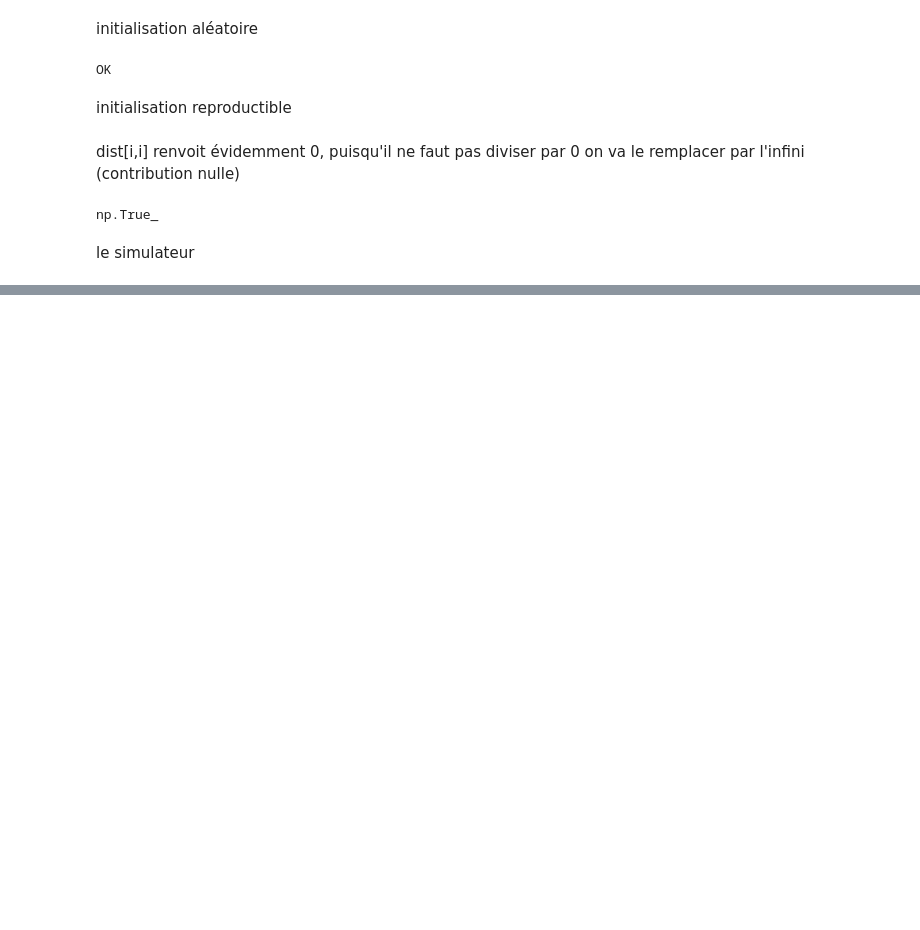
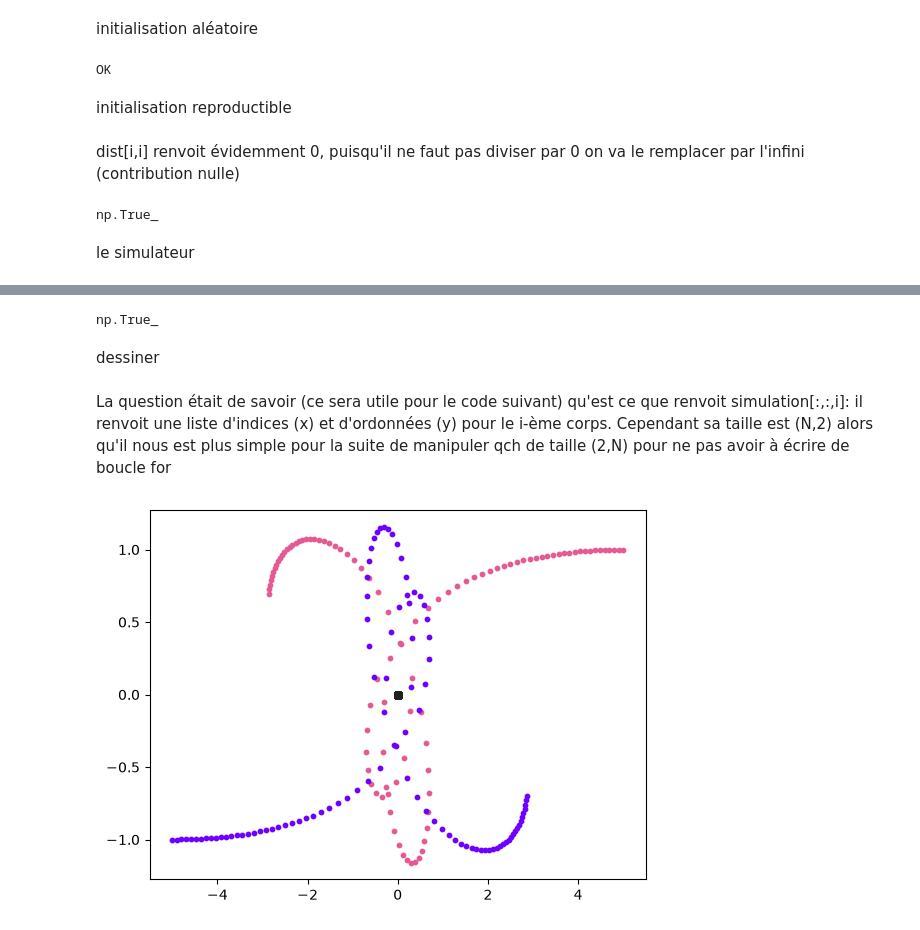
Before and after one commit to AymericLanery/TP-3nbodyproblem, a Jupyter notebook: tp3.ipynb, the cells around one changed output, grey strips where cells are left out. Drawn from its saved outputs; the diff is of its cells as text; code cells hidden in the pictures; blank space fills up the shorter version.

```diff
--- a/tp3.ipynb
+++ b/tp3.ipynb
@@ -89,7 +89,7 @@ def init_problem(N):
     high=np.array([[x_max],[y_max]])
     positions=np.random.uniform(low,high,(2,N))
     speeds=np.random.uniform(0,speed_max,(2,N))
-    return masses,positions, speeds, len(positions[0])
+    return masses,positions, speeds
 # %%
 # pour tester
 
@@ -175,8 +177,12 @@ def simulate(masses,positions,speeds,dt=0.1,nb_steps=100):
     dim=len(positions)
     N=len(positions[0])
     trajectoires=np.zeros((nb_steps,dim,N))
-    t=0
-    for i in range(nb_steps):
+    #On initialise
+    trajectoires[0]=positions
 
-
-        t+=dt
+    for i in range(1,nb_steps):
+        a=forces(masses,positions)/masses[None,:]
+        speeds=speeds+a*dt
+        positions=positions+speeds*dt
+        trajectoires[i]=positions
+    return trajectoires
@@ -182,0 +203,43 @@ def simulate(masses,positions,speeds,dt=0.1,nb_steps=100):
+# %%
+# pour tester: should be true
+
+# first step
+positions1 = s[1]
+
+np.all(np.isclose(positions1, np.array([
+     [ 0.        ,  4.89877427, -4.89877427],
+    [ 0.        ,  0.99975485, -0.99975485]
+ ])))
+# %% [output]
+np.True_
+# %% [markdown]
+dessiner
+# %% [markdown]
+La question était de savoir (ce sera utile pour le code suivant) qu'est ce que renvoit simulation[:,:,i]: il renvoit une liste d'indices (x) et d'ordonnées (y) pour le i-ème corps. Cependant sa taille est (N,2) alors qu'il nous est plus simple pour la suite de manipuler qch de taille (2,N) pour ne pas avoir à écrire de boucle for
+# %%
+import random as rd
+import matplotlib.pyplot as plt
+
+def draw(simulation,masses,colors=None,scale=10.):
+    N=len(masses)
+    #On commence par affecter des couleurs si elles ne sont pas fournies
+    if colors is None:
+        colors=np.random.randint(0,255,(N,3))/255
+
+    fig, ax= plt.subplots()
+    for i in range(N):
+        ax.scatter(simulation[:,:,i].T[0],simulation[:,:,i].T[1],color=colors[i],s=masses[i]*scale)
+    plt.show()
+# %%
+# for convenience
+
+colors3 = np.array([
+    (32, 32, 32),
+    (228, 90, 146),
+    (111, 0, 255),
+]) / 255
+# %%
+#On teste
+draw(simulate(masses, positions, speeds), masses, colors3)
+# %% [output]
+[figure, added]
```
Also changed, not shown: parts of 9 cells of this notebook.
